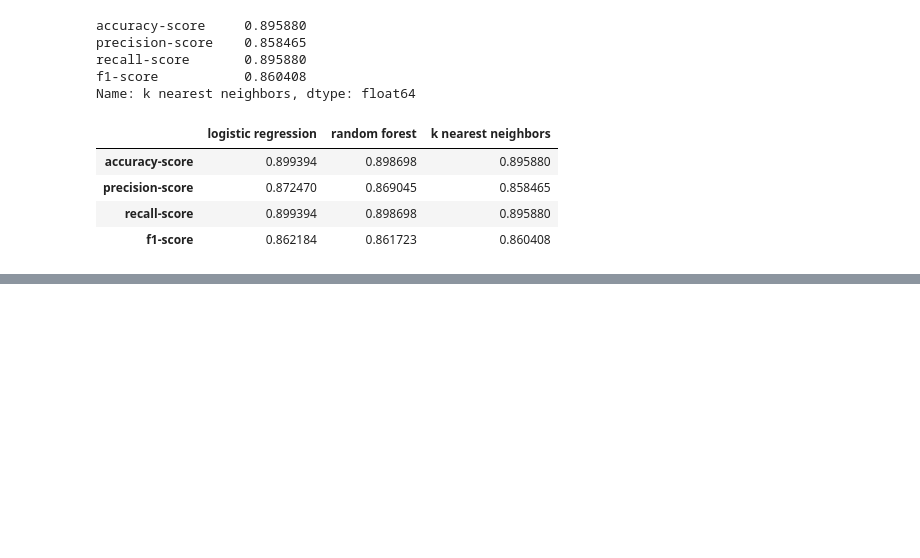
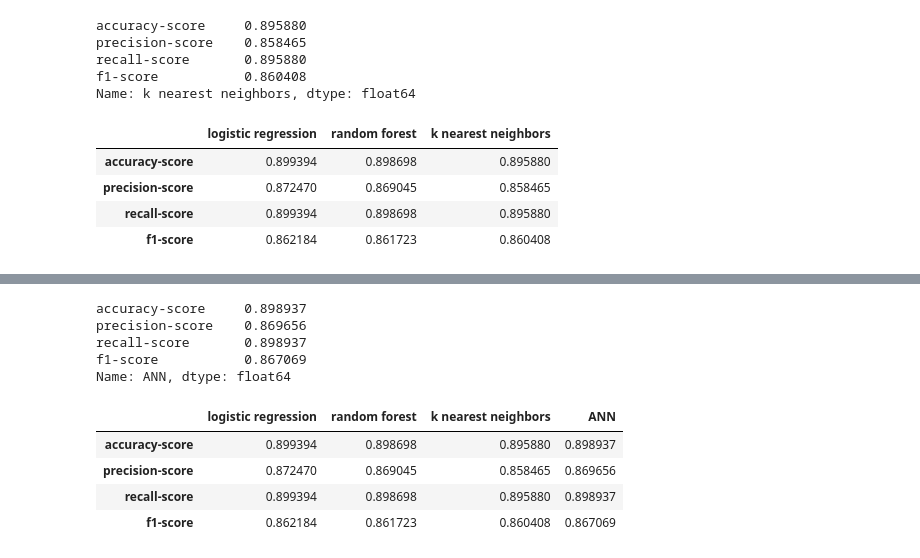
Before and after one commit to sanhiitaa/heart-health-prediction-classifier, a Jupyter notebook: heart_health_prediction.ipynb, the cells around one changed output, grey strips where cells are left out. Drawn from its saved outputs; the diff is of its cells as text; code cells hidden in the pictures; blank space fills up the shorter version.

```diff
--- a/heart_health_prediction.ipynb
+++ b/heart_health_prediction.ipynb
@@ -353,0 +457,5 @@ print(scores)
+# %%
+pred4= model.predict(x_test)
+pred4_binary = (pred4 > 0.5).astype(int)
+accuracy = accuracy_score(y_test, pred4_binary)
+print("Accuracy:", accuracy)
@@ -353,0 +465,23 @@ print(scores)
+# %%
+# classification report for K Nearest Neighbors
+score= classification_report(y_test, pred4_binary, output_dict=True)
+scores['ANN']={'accuracy-score': score['accuracy'],
+                               'precision-score': score['weighted avg']['precision'],
+                               'recall-score': score['weighted avg']['recall'],
+                               'f1-score': score['weighted avg']['f1-score']}
+
+print(scores['ANN'])
+# %% [output]
+accuracy-score     0.898937
+precision-score    0.869656
+recall-score       0.898937
+f1-score           0.867069
+Name: ANN, dtype: float64
+# %%
+scores
+# %% [output]
+|  | logistic regression | random forest | k nearest neighbors | ANN |
+| accuracy-score | 0.899394 | 0.898698 | 0.895880 | 0.898937 |
+| precision-score | 0.872470 | 0.869045 | 0.858465 | 0.869656 |
+| recall-score | 0.899394 | 0.898698 | 0.895880 | 0.898937 |
+| f1-score | 0.862184 | 0.861723 | 0.860408 | 0.867069 |
```
Also changed, not shown: parts of 14 cells of this notebook.
